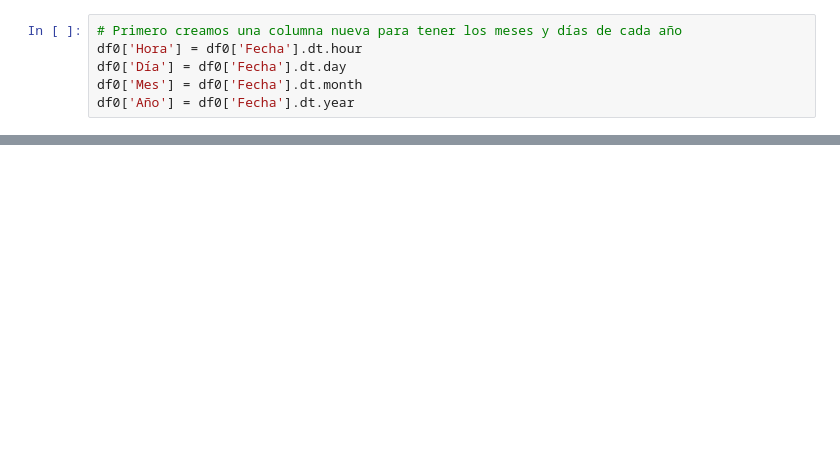
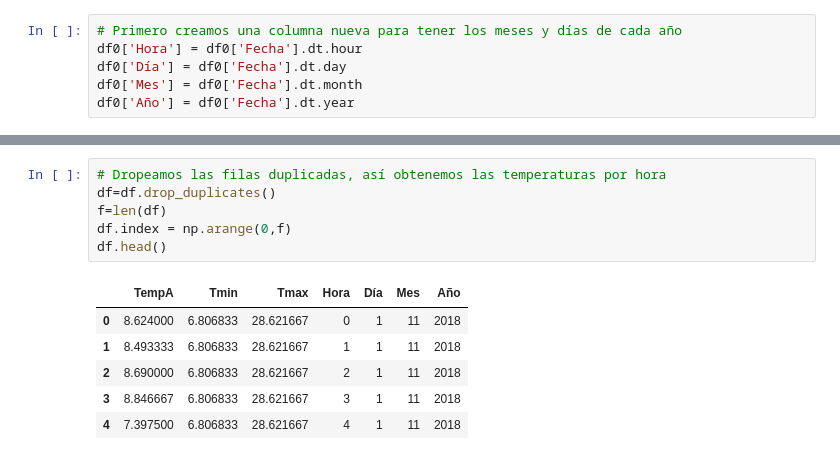
Before and after one commit to LuisGonzali/Fisica-Computacional, a Jupyter notebook: Evaluacion1/Evaluacion1.ipynb, the cells around one changed output, grey strips where cells are left out. Saved outputs shown, nothing was run; the diff lists cells and outputs as text; blank space fills up the shorter version.

```diff
--- a/Evaluacion1/Evaluacion1.ipynb
+++ b/Evaluacion1/Evaluacion1.ipynb
@@ -24,0 +51,13 @@ df = df0[['Fecha', 'TempA','Hora','Día','Mes','Año']]
+# %%
+# Dropeamos las filas duplicadas, así obtenemos las temperaturas por hora
+df=df.drop_duplicates()
+f=len(df)
+df.index = np.arange(0,f)
+df.head()
+# %% [output]
+|  | TempA | Tmin | Tmax | Hora | Día | Mes | Año |
+| 0 | 8.624000 | 6.806833 | 28.621667 | 0 | 1 | 11 | 2018 |
+| 1 | 8.493333 | 6.806833 | 28.621667 | 1 | 1 | 11 | 2018 |
+| 2 | 8.690000 | 6.806833 | 28.621667 | 2 | 1 | 11 | 2018 |
+| 3 | 8.846667 | 6.806833 | 28.621667 | 3 | 1 | 11 | 2018 |
+| 4 | 7.397500 | 6.806833 | 28.621667 | 4 | 1 | 11 | 2018 |
```
Also changed, not shown: parts of 22 cells of this notebook.
